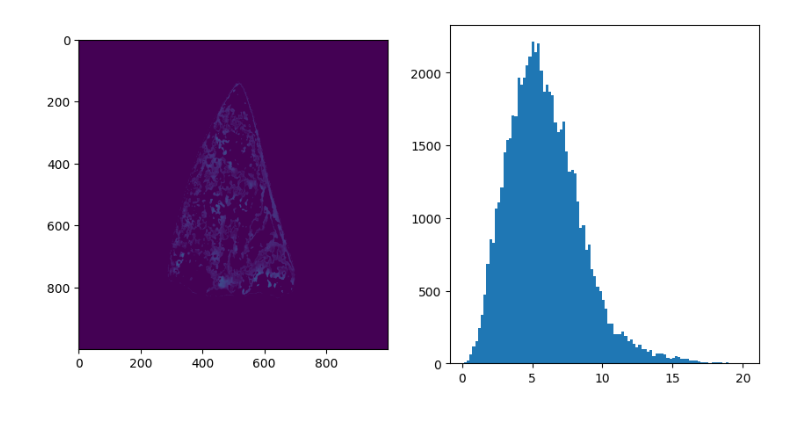
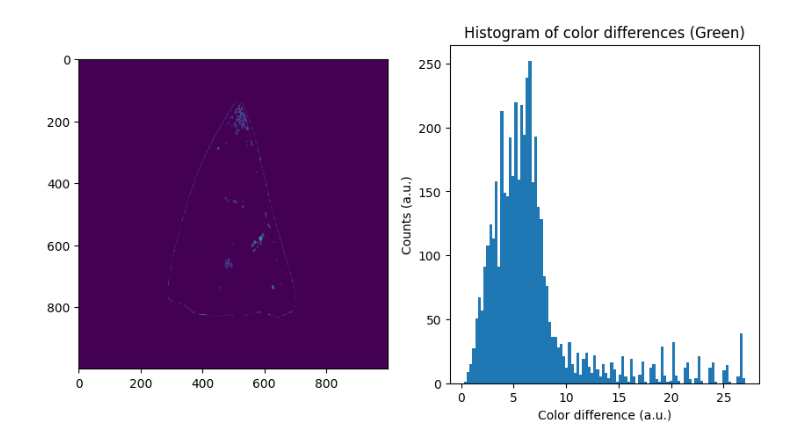
Before and after one commit to Andress11/KMeans-Segmentation, a Jupyter notebook: KMeans-Segment.ipynb, the cells around one changed output. Cells and saved outputs as stored; diff of their text form; code cells hidden in the pictures; blank space fills up the shorter version.

Commit message:
Correción de colorimetría

```diff
--- a/KMeans-Segment.ipynb
+++ b/KMeans-Segment.ipynb
@@ -50,15 +50,32 @@ def Normal(img,white_limit):
 
 def RGB2Lab(img_data):
 
+    e =  216/24389
+
     non_zero_rgb = img_data
 
     X = non_zero_rgb[:, 0] * 0.4124 + non_zero_rgb[:, 1] * 0.3576 + non_zero_rgb[:, 2] * 0.1805
     Y = non_zero_rgb[:, 0] * 0.2126 + non_zero_rgb[:, 1] * 0.7152 + non_zero_rgb[:, 2] * 0.0722
     Z = non_zero_rgb[:, 0] * 0.0193 + non_zero_rgb[:, 1] * 0.1192 + non_zero_rgb[:, 2] * 0.9505
 
-    fx = (X) ** (1 / 3)
-    fy = (Y) ** (1 / 3)
-    fz = (Z) ** (1 / 3)
+    fx = (X/0.94811)
+    fy = (Y/1)
+    fz = (Z/1.07304)
+
+    if fx.any() > e:
+        fx = fx**(1/3)
+    else:
+        fx = ((903.3*fx)+16)/116
+
+    if fy.any() > e:
+        fy = fy**(1/3)
+    else:
+        fy = ((903.3*fy)+16)/116
+
+    if fz.any() > e:
+        fz = fz**(1/3)
+    else:
+        fz = ((903.3*fz)+16)/116
 
     a = (fx - fy) * 500
     b = (fy - fz) * 200
@@ -225,28 +285,41 @@ Lab promedio Sample_2: [ 90.80056647 -11.07790848   1.09693085]
 # %%
-mask2d = masks.reshape(-1)
+mask_selector = 2
+
+mask2d = masks_.reshape(-1)
 img2d = img.reshape(-1,3)
-idx = np.where(mask2d == 1)
+idx = np.where(mask2d == mask_selector)
 sample = img2d[idx]
 
 lab_sample = RGB2Lab(sample)
 ref_diff = lab_sample.mean(0)
 
 diff_color = (((lab_sample[:,0]-ref_diff[0])**(2)) + ((lab_sample[:,1]-ref_diff[1])**(2)) + ((lab_sample[:,2]-ref_diff[2])**(2)))**(1/2)
 
 
 map_color = np.zeros((1000,1000))
 map_color2d = map_color.reshape(-1)
 map_color2d[idx] = diff_color
 
 plt.figure(figsize=(10,5))
 
 plt.subplot(1,2,1)
-plt.imshow(map_color2d.reshape(1000,1000),vmin = 0, vmax = 60)
-#plt.colorbar()
+plt.imshow(map_color2d.reshape(1000,1000),cmap = "viridis")
 
 
 plt.subplot(1,2,2)
+
+
 plt.hist(diff_color,bins = 100)
+
+if mask_selector == 1:
+    plt.title("Histogram of color differences (Light green)")
+elif mask_selector == 2:
+    plt.title("Histogram of color differences (Green)")
+else:
+    plt.title("Histogram of color differences (Dark Green)")
+
+plt.xlabel("Color difference (a.u.)")
+plt.ylabel("Counts (a.u.)")
 plt.show()
 # %% [output]
-[figure, old version]
+[figure, new version]
```
Also changed, not shown: parts of 3 cells of this notebook, 1 other file.
